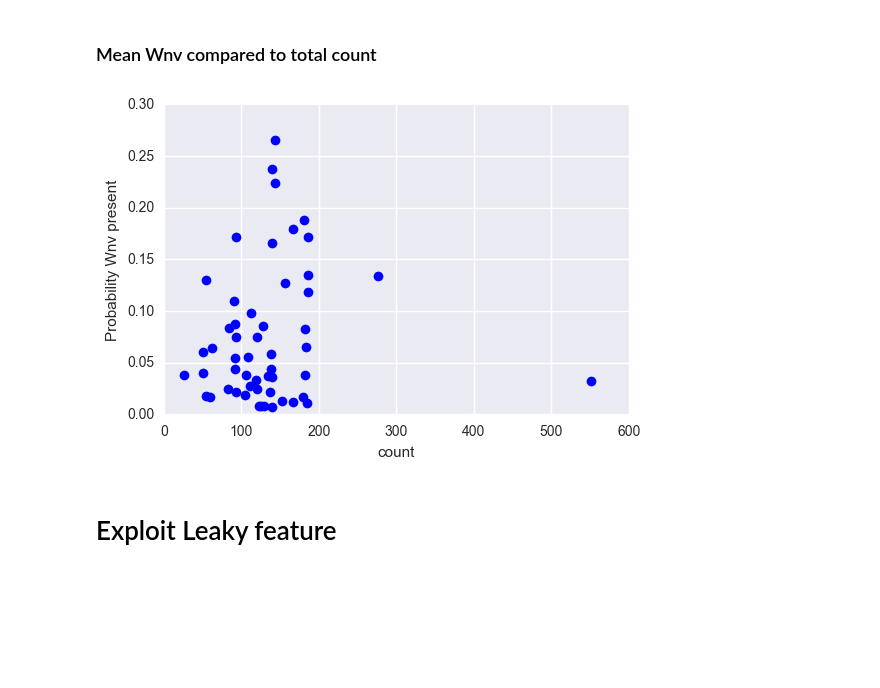
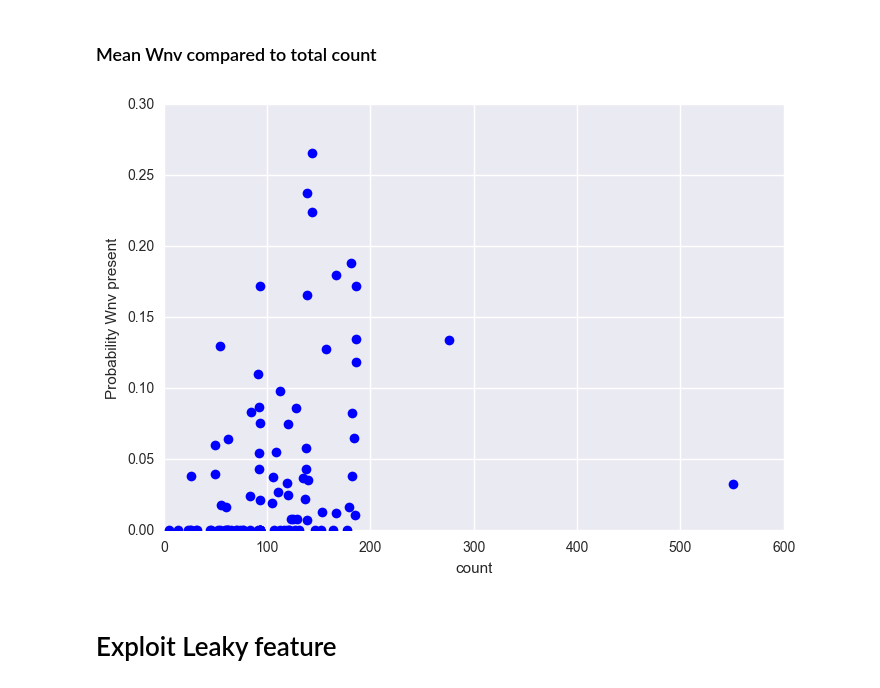
Before and after one commit to sempwn/west-nile-virus, a Jupyter notebook: data_exploration.ipynb, the cells around one changed output. Cells and saved outputs as stored; diff of their text form; code cells hidden in the pictures; blank space fills up the shorter version.

```diff
--- a/data_exploration.ipynb
+++ b/data_exploration.ipynb
@@ -104,13 +104,13 @@ plt.xlabel('Multiple date count');
 # %% [markdown]
 ### Mean Wnv compared to total count
 # %%
-x = df_train.groupby(['Date']).count()['WnvPresent'][wnv_present]
-y = df_train.groupby(['Date']).mean()['WnvPresent'][wnv_present]
+x = df_train.groupby(['Date']).count()['WnvPresent']
+y = df_train.groupby(['Date']).mean()['WnvPresent']
 plt.plot(x,y,'bo');
 plt.xlabel('count');
 plt.ylabel('Probability Wnv present');
 # %% [output]
-[figure, old version]
+[figure, new version]
 # %% [markdown]
 # Exploit Leaky feature
 # %%
```
Also changed, not shown: parts of 16 cells of this notebook, 8 other files.
